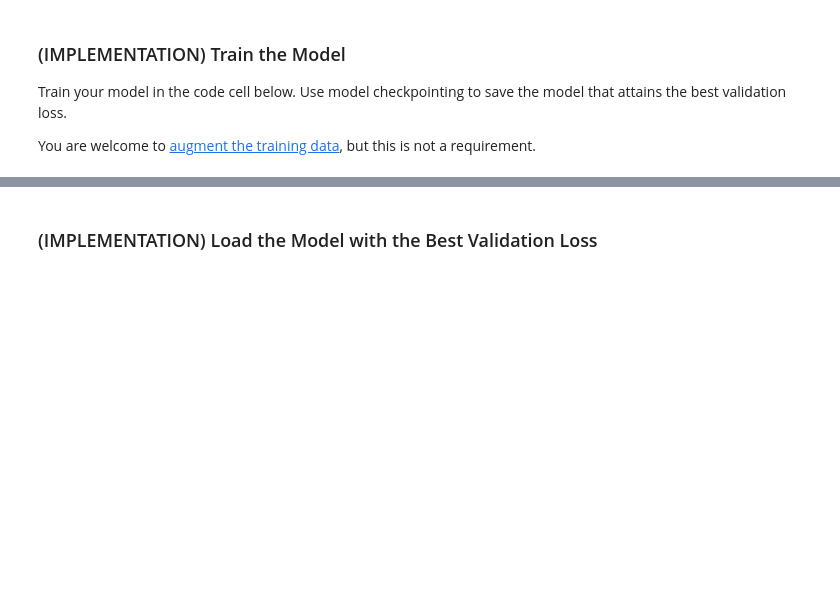
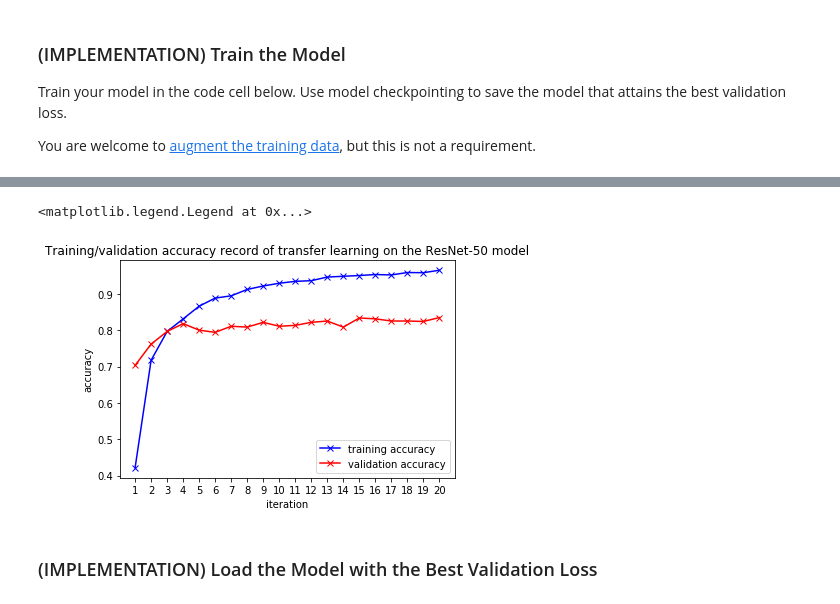
Before and after one commit to zhulingchen/dog-project, a Jupyter notebook: dog_app.ipynb, the cells around one changed output, grey strips where cells are left out. Drawn from its saved outputs; the diff is of its cells as text; code cells hidden in the pictures; blank space fills up the shorter version.

```diff
--- a/dog_app.ipynb
+++ b/dog_app.ipynb
@@ -463,0 +638,10 @@ In the code block below, extract the bottleneck features corresponding to the tr
+# %%
+### TODO: Obtain bottleneck features from another pre-trained CNN.
+bottleneck_features = np.load('bottleneck_features/DogResnet50Data.npz')
+train_Resnet50 = bottleneck_features['train']
+valid_Resnet50 = bottleneck_features['valid']
+test_Resnet50 = bottleneck_features['test']
+
+print('train_Resnet50 shape:', train_Resnet50.shape)
+print('valid_Resnet50 shape:', valid_Resnet50.shape)
+print('test_Resnet50 shape:', test_Resnet50.shape)
@@ -475,0 +664,10 @@ __Answer:__
+# %%
+### TODO: Define your architecture.
+Resnet50_model = Sequential()
+
+Resnet50_model.add(GlobalAveragePooling2D(input_shape=train_Resnet50.shape[1:]))  # get the spatial averages of all (2048) filtered feature maps
+Resnet50_model.add(Dense(512, activation='relu'))  # add a new hidden layer for better classification performance
+Resnet50_model.add(Dropout(0.4))  # add a dropout layer to prevent overfitting
+Resnet50_model.add(Dense(133, activation='softmax'))  # produce probability output using the softmax activation function
+
+Resnet50_model.summary()
@@ -477,6 +691,7 @@ __Answer:__
 ### (IMPLEMENTATION) Compile the Model
 # %%
 ### TODO: Compile the model.
+Resnet50_model.compile(loss='categorical_crossentropy', optimizer='rmsprop', metrics=['acc'])
 # %% [markdown]
 ### (IMPLEMENTATION) Train the Model
 
@@ -487,0 +701,8 @@ You are welcome to [augment the training data](https://blog.keras.io/building-po
+# %%
+### TODO: Train the model.
+checkpointer = ModelCheckpoint(filepath='saved_models/weights.best.Resnet50.hdf5',
+                               verbose=1, save_best_only=True)
+
+hist = Resnet50_model.fit(train_Resnet50, train_targets,
+          validation_data=(valid_Resnet50, valid_targets),
+          epochs=20, batch_size=32, callbacks=[checkpointer], verbose=1)
@@ -488,3 +727,18 @@ You are welcome to [augment the training data](https://blog.keras.io/building-po
+# %%
+# plot training/validation accuracy record
+
+acc = hist.history['acc']
+val_acc = hist.history['val_acc']
+plt.plot(np.arange(1, epochs+1), acc, '-bx')
+plt.plot(np.arange(1, epochs+1), val_acc, '-rx')
+plt.xticks(np.arange(1, epochs+1))
+plt.xlabel('iteration')
+plt.ylabel('accuracy')
+plt.title('Training/validation accuracy record of transfer learning on the ResNet-50 model')
+plt.gca().legend(('training accuracy', 'validation accuracy'))
+# %% [output]
+<matplotlib.legend.Legend at 0x...>
+[figure, added]
 # %% [markdown]
 ### (IMPLEMENTATION) Load the Model with the Best Validation Loss
 # %%
```
Also changed, not shown: parts of 47 cells of this notebook, 3 other files.
